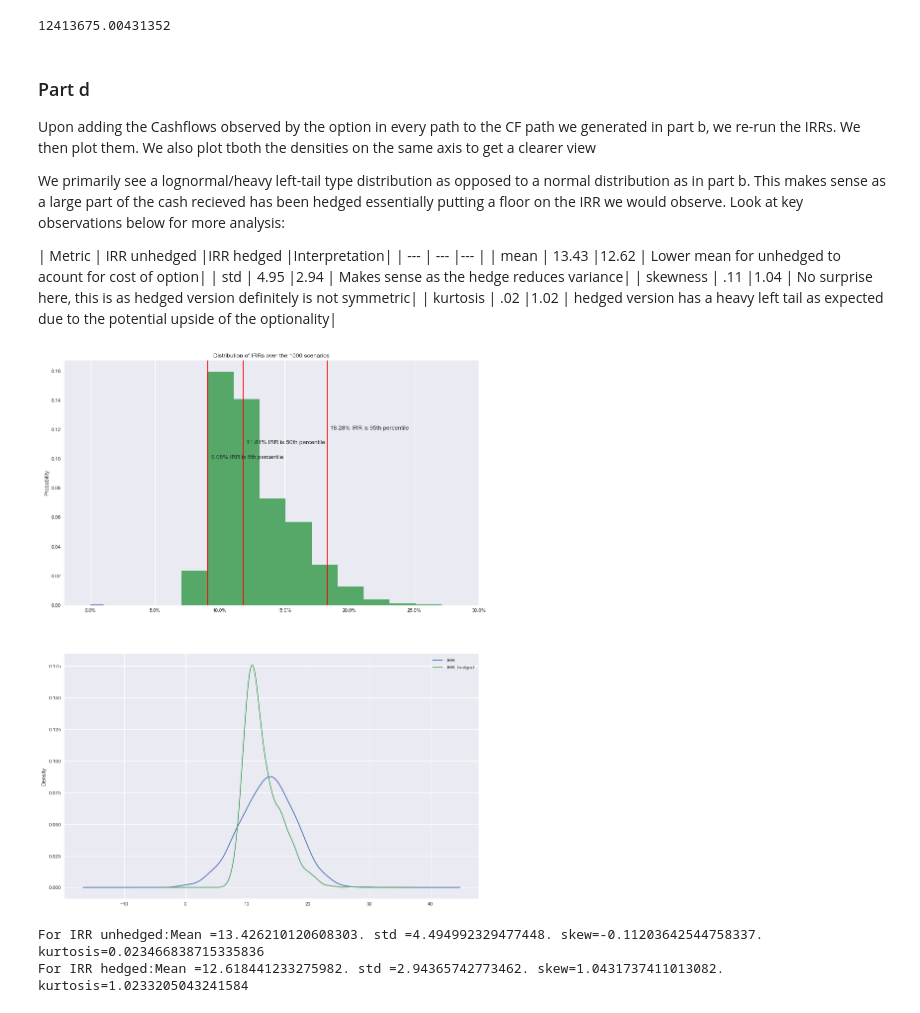
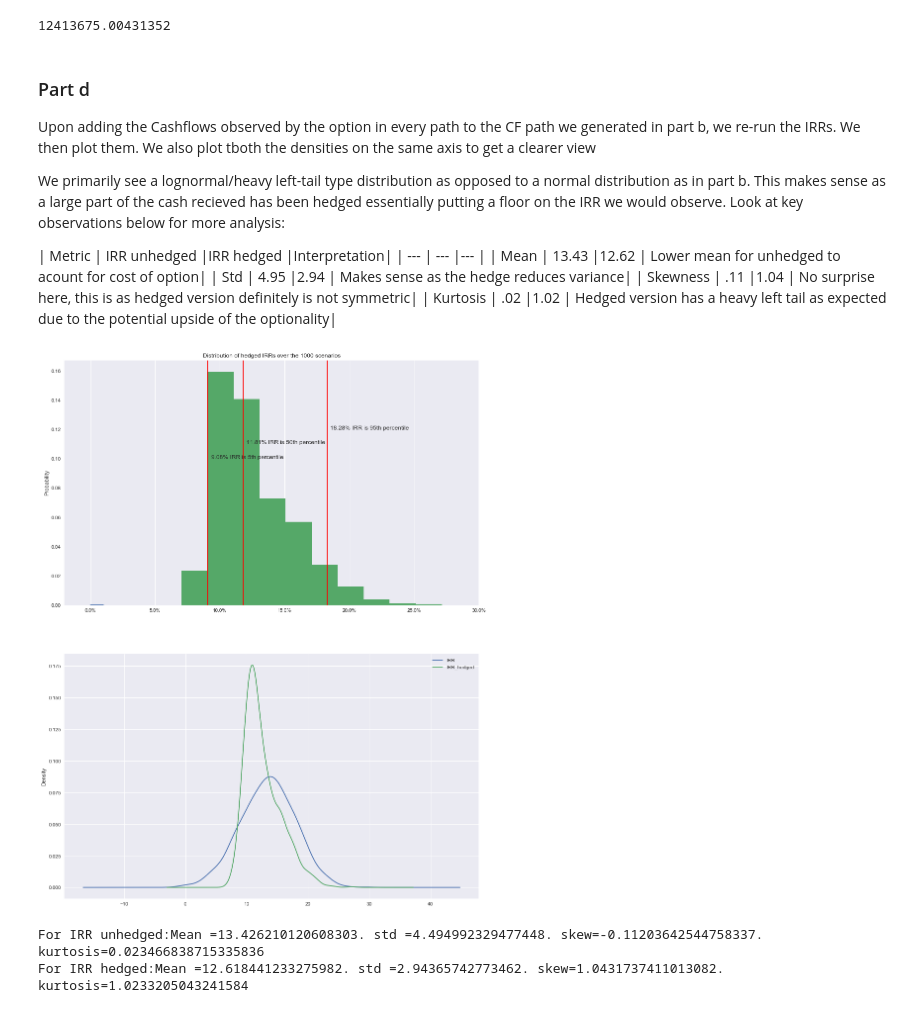
Before and after one commit to raghavgumber/Validus_CaseStudy, a Jupyter notebook: ValidusCaseNotebook.ipynb, the cells around one changed output. Saved outputs shown, nothing was run; the diff lists cells and outputs as text; code cells hidden in the pictures.

```diff
--- a/ValidusCaseNotebook.ipynb
+++ b/ValidusCaseNotebook.ipynb
@@ -120,10 +122,10 @@ We primarily see a lognormal/heavy left-tail type distribution as opposed to a n
 
 | Metric | IRR unhedged |IRR hedged |Interpretation|
 | --- | --- |--- |
-| mean | 13.43 |12.62 | Lower mean for unhedged to acount for cost of option|
-| std | 4.95 |2.94 | Makes sense as the hedge reduces variance|
-| skewness | .11 |1.04 | No surprise here, this is as hedged version definitely is not symmetric|
-| kurtosis | .02 |1.02 |  hedged version has a heavy left tail as expected due to the potential upside of the optionality|
+| Mean | 13.43 |12.62 | Lower mean for unhedged to acount for cost of option|
+| Std | 4.95 |2.94 | Makes sense as the hedge reduces variance|
+| Skewness | .11 |1.04 | No surprise here, this is as hedged version definitely is not symmetric|
+| Kurtosis | .02 |1.02 |  Hedged version has a heavy left tail as expected due to the potential upside of the optionality|
 # %%
 ## Assuming cash is converted to USD right away
 
@@ -148,30 +150,30 @@ hp_hedged_CF_paths.T[0]=(hp_hedged_CF_paths.T[0]+option_payoff_all_scen)
 # %%
 IRRs_hedged=[hp.solve_IRR(hp_hedged_CF_paths.T[0][i])*100 for i in range(n_paths)]
 
 dist=pd.Series(IRRs_hedged)
 fig, [ax,ax1] = plt.subplots(2,1,figsize=(15,20))
 
-dist.plot.kde(ax=ax, legend=False, title='Distribution of IRRs over the 1000 scenarios',ind=[0,1])
+dist.plot.kde(ax=ax, legend=False, title='Distribution of hedged IRRs over the 1000 scenarios',ind=[0,1])
 dist.plot.hist(density=True, ax=ax)
 ax.set_ylabel('Probability')
 ax.grid(axis='y')
 ax.set_xlim([math.floor(min(IRRs)),math.ceil(max(IRRs))])
 v=0
 for percentile in [5,50,95]:
     v+=.01
     pct=np.percentile(IRRs_hedged, percentile)
     ax.axvline(x=pct, ymin=0, ymax=1,color='r')
     ax.xaxis.set_major_formatter(mtick.PercentFormatter())
 
     ax.text(pct+.25, max(ax.get_yticks())/2+v, '{0} IRR is {1}th percentile'.format("{:.2%}".format(pct/100),percentile), fontsize=12)
 
 df=pd.DataFrame()
 df['IRR']=IRRs
 df['IRR_hedged']=IRRs_hedged
 for s in df.columns:
     df[s].plot(kind='density',legend=True,ax=ax1)
 # %% [output]
-[figure, old version]
+[figure, new version]
 # %%
 np.std(IRRs),np.std(IRRs_hedged)
 
```
Also changed, not shown: parts of 3 cells of this notebook.
